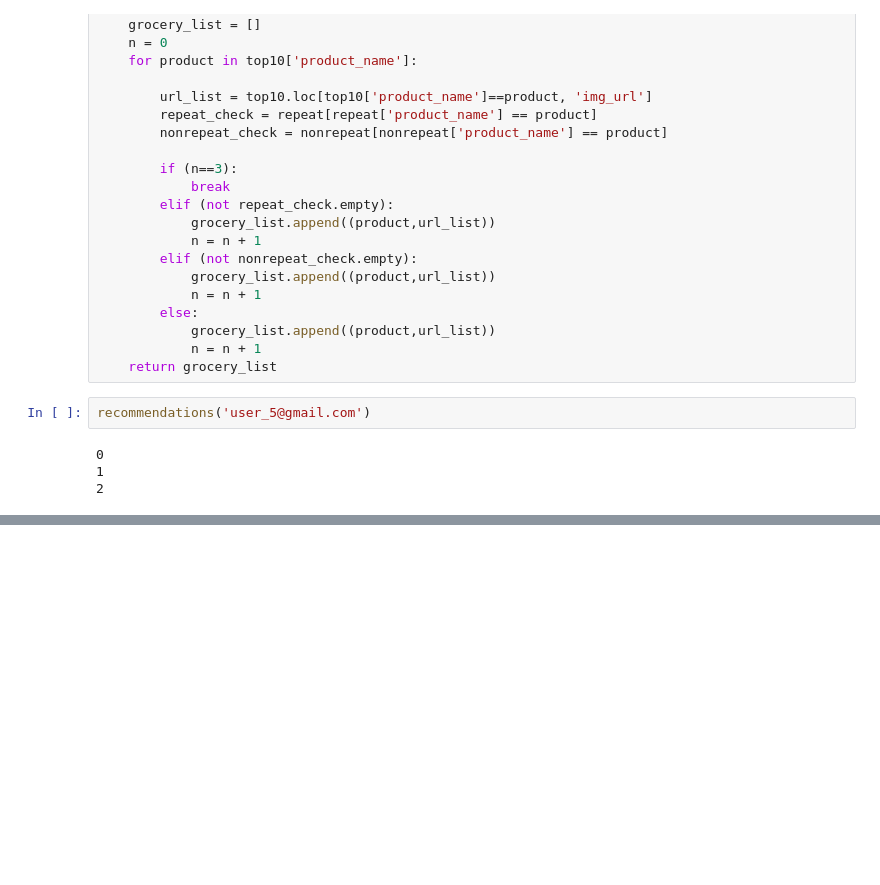
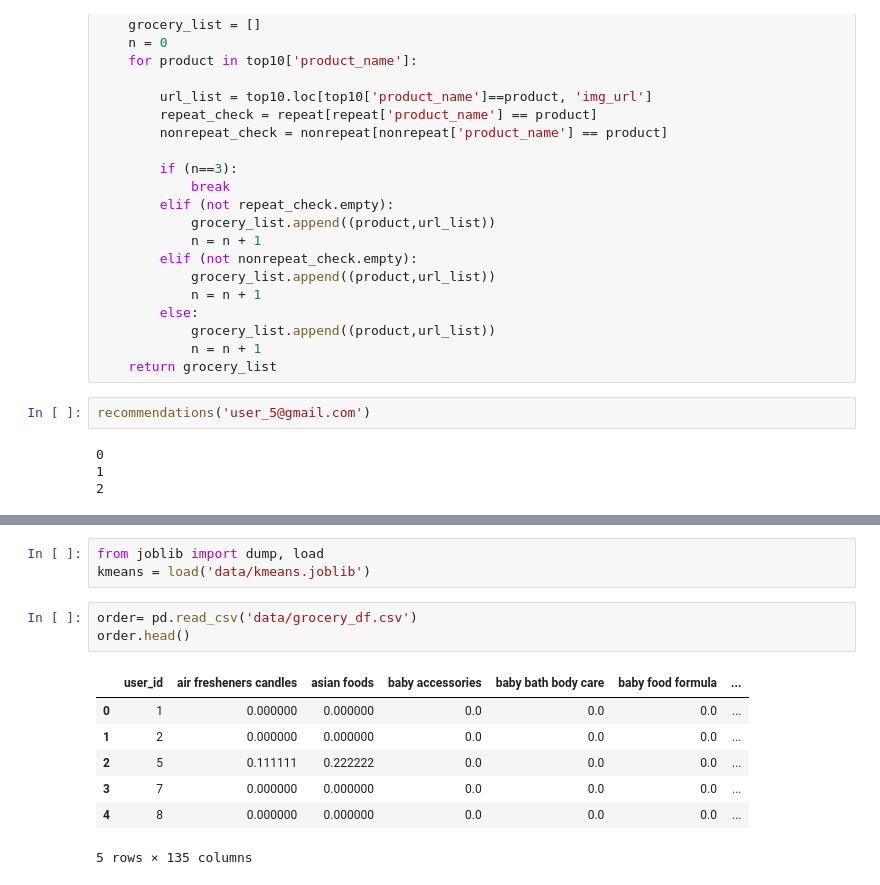
Before and after one commit to beckyydo/retail-machine-learning, a Jupyter notebook: grocery-recommendations.ipynb, the cells around one changed output, grey strips where cells are left out. Cells and saved outputs as stored; diff of their text form; blank space fills up the shorter version.

```diff
--- a/grocery-recommendations.ipynb
+++ b/grocery-recommendations.ipynb
@@ -410,0 +504,14 @@ def recommendations(user_email):
+# %%
+from joblib import dump, load
+kmeans = load('data/kmeans.joblib')
+# %%
+order= pd.read_csv('data/grocery_df.csv')
+order.head()
+# %% [output]
+|  | user_id | air fresheners candles | asian foods | baby accessories | baby bath body care | baby food formula | ... |
+| 0 | 1 | 0.000000 | 0.000000 | 0.0 | 0.0 | 0.0 | ... |
+| 1 | 2 | 0.000000 | 0.000000 | 0.0 | 0.0 | 0.0 | ... |
+| 2 | 5 | 0.111111 | 0.222222 | 0.0 | 0.0 | 0.0 | ... |
+| 3 | 7 | 0.000000 | 0.000000 | 0.0 | 0.0 | 0.0 | ... |
+| 4 | 8 | 0.000000 | 0.000000 | 0.0 | 0.0 | 0.0 | ... |
+5 rows × 135 columns
```
Also changed, not shown: parts of 18 cells of this notebook.
